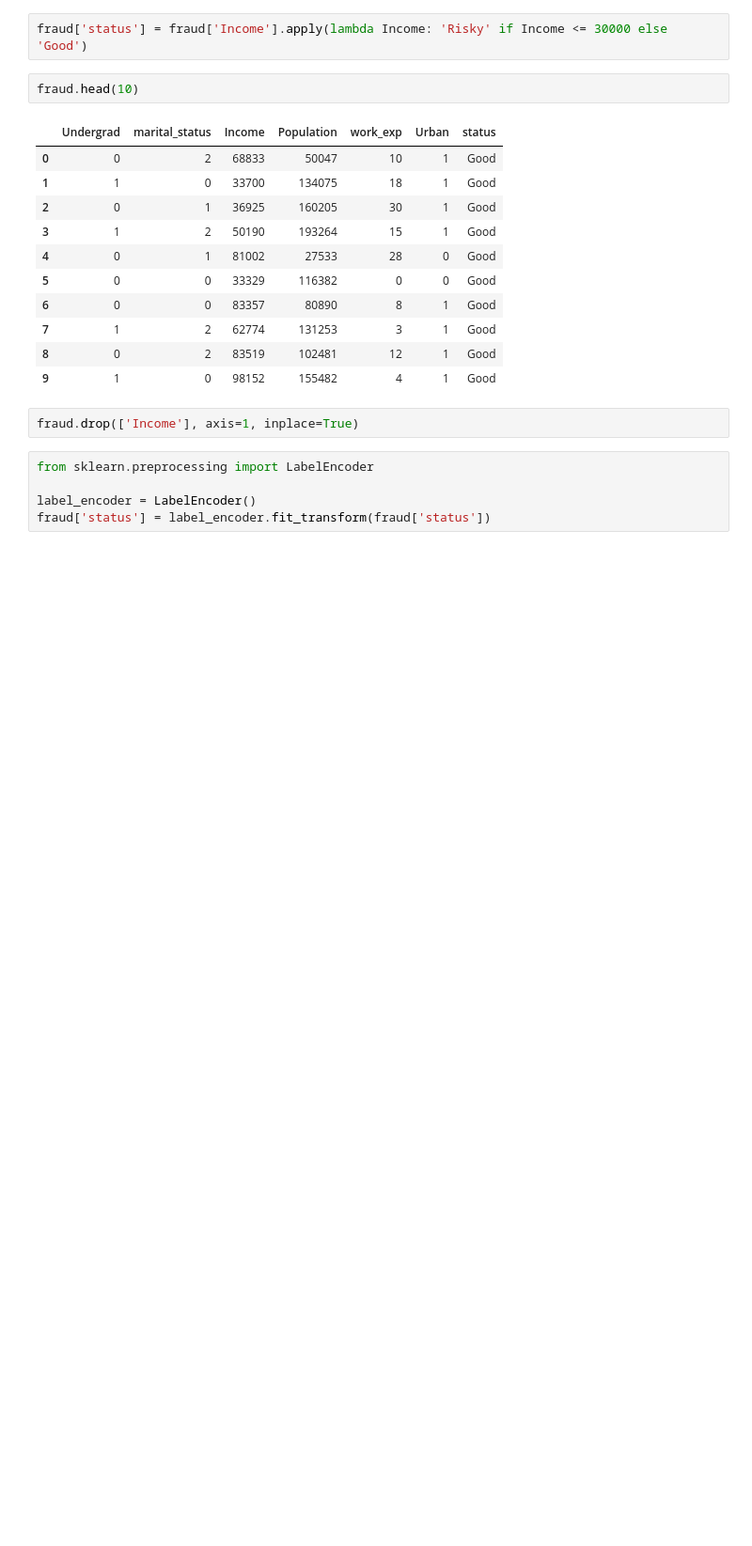
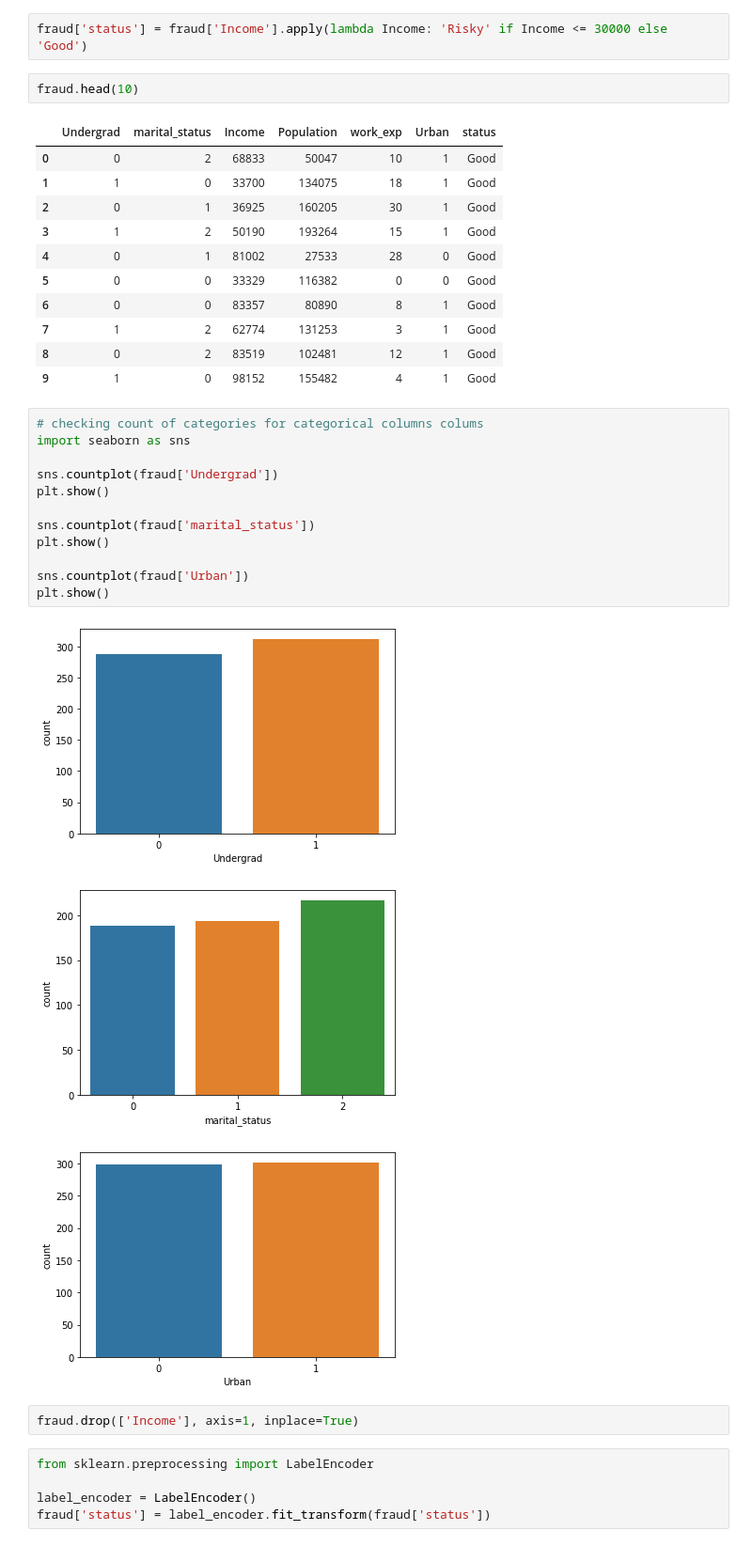
Before and after one commit to Ashwinibs19/Assignment-11-Decision-Tree-Fraud_Check, a Jupyter notebook: Assignment 11 Decision tree Fraudcheck.ipynb, the cells around one changed output. Shown at 94% size. Saved outputs shown, nothing was run; the diff lists cells and outputs as text; blank space fills up the shorter version.

```diff
--- a/Assignment 11 Decision tree Fraudcheck.ipynb
+++ b/Assignment 11 Decision tree Fraudcheck.ipynb
@@ -137,6 +159,22 @@ fraud.head(10)
 | 7 | 1 | 2 | 62774 | 131253 | 3 | 1 | Good |
 | 8 | 0 | 2 | 83519 | 102481 | 12 | 1 | Good |
 | 9 | 1 | 0 | 98152 | 155482 | 4 | 1 | Good |
+# %%
+# checking count of categories for categorical columns colums
+import seaborn as sns
+
+sns.countplot(fraud['Undergrad'])
+plt.show()
+
+sns.countplot(fraud['marital_status'])
+plt.show()
+
+sns.countplot(fraud['Urban'])
+plt.show()
+# %% [output]
+[figure, added]
+[figure, added]
+[figure, added]
 # %%
 fraud.drop(['Income'], axis=1, inplace=True)
 # %%
```
Also changed, not shown: parts of 14 cells of this notebook.
